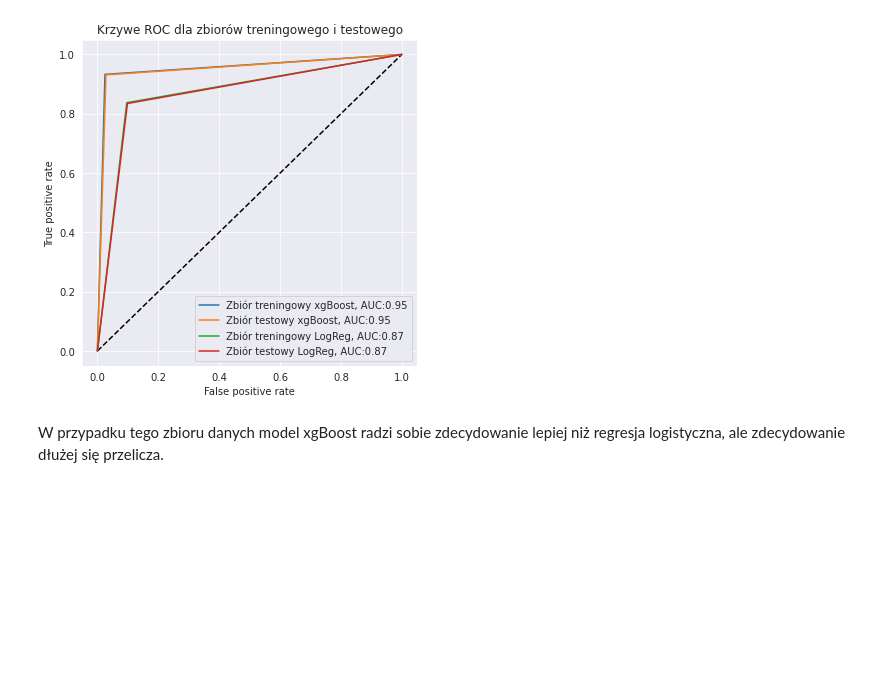
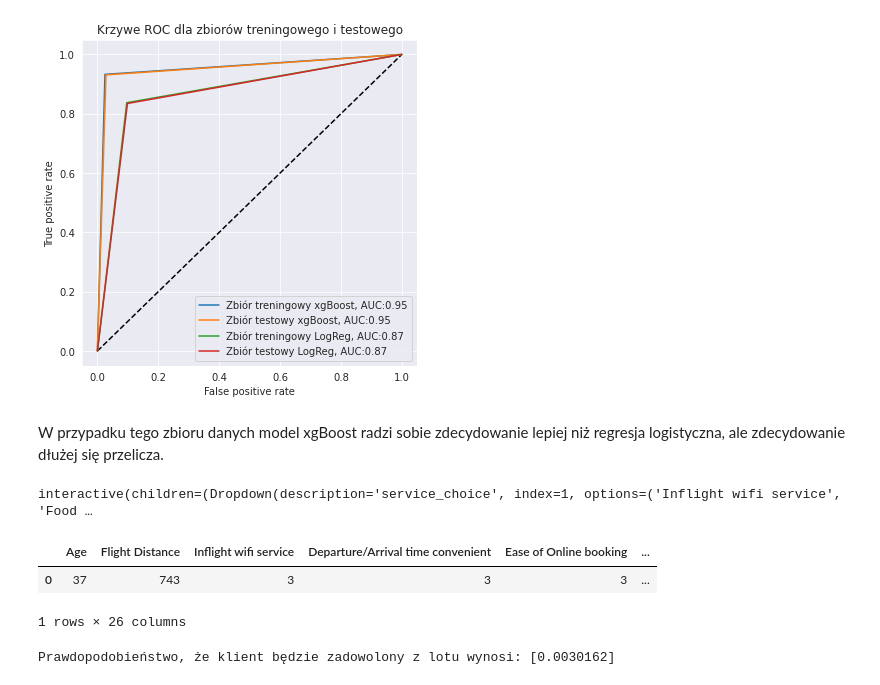
Before and after one commit to infoshareacademy/jdszr2-FrankensteinStranger, a Jupyter notebook: Projekt 3 - Machine Learning/passengers_satisfaction_xgboost_logreg.ipynb, the cells around one changed output. Saved outputs shown, nothing was run; the diff lists cells and outputs as text; code cells hidden in the pictures; blank space fills up the shorter version.

Commit message:
tworzenie nowego klienta na podstawie wybranych parametrów

```diff
--- a/Projekt 3 - Machine Learning/passengers_satisfaction_xgboost_logreg.ipynb
+++ b/Projekt 3 - Machine Learning/passengers_satisfaction_xgboost_logreg.ipynb
@@ -400,3 +402,48 @@ plt.show()
 [figure]
 # %% [markdown]
 W przypadku tego zbioru danych model xgBoost radzi sobie zdecydowanie lepiej niż regresja logistyczna, ale zdecydowanie dłużej się przelicza.
+# %%
+# widget z listą serwisów, na które mamy wpływ oraz klasą lotu
+
+services = ['Inflight wifi service','Food and drink', 'Online boarding', 'Inflight entertainment', 'Inflight service']
+flight_class = ['Class_Business', 'Class_Eco','Class_Eco Plus']
+choice_widget_service = widgets.Dropdown(options=services)
+choice_widget_class = widgets.Dropdown(options=flight_class)
+values = {"Serwis": choice_widget_service.value, "Klasa lotu": choice_widget_class.value}
+def widgets_handler(service_choice, class_choice):
+    values["Serwis"] = service_choice
+    values["Klasa lotu"] = class_choice
+# %%
+# tworzenie rekordu pasażera, gdzie wybrany serwis jest niedostępny -> ocena 1
+# reszta serwisów uzupełniona na podstawie średniej dla danej klasy lotu
+
+def create_record():
+    #print(values["Klasa lotu"])
+    temp_df = data_clear[data_clear[values["Klasa lotu"] ]==1]
+    col_list = list(data_clear.columns)
+    record_dict = {}
+
+    for col in col_list:
+        record_dict[col] = round(float(temp_df[col].mean()))
+
+    record_dict[values["Serwis"]] = 1
+    del record_dict['satisfaction']
+    new_record = pd.DataFrame(record_dict, index=[0])
+    display(new_record)
+    return new_record
+# %%
+# funkcja licząca prawdopodobieństwo, że klient będzie usatysfakcjonowany lotem
+
+def predict_satisfaction(new_record):
+    y_new_record = classifier.predict_proba(new_record)
+    print(f"Prawdopodobieństwo, że klient będzie zadowolony z lotu wynosi: {y_new_record[:,1]}")
+# %%
+widgets.interact(widgets_handler, service_choice=choice_widget_service, class_choice = choice_widget_class)
+new_record = create_record()
+predict_satisfaction(new_record)
+# %% [output]
+interactive(children=(Dropdown(description='service_choice', index=1, options=('Inflight wifi service', 'Food …
+|  | Age | Flight Distance | Inflight wifi service | Departure/Arrival time convenient | Ease of Online booking | ... |
+| 0 | 37 | 743 | 3 | 3 | 3 | ... |
+1 rows × 26 columns
+Prawdopodobieństwo, że klient będzie zadowolony z lotu wynosi: [0.0030162]
```
Also changed, not shown: parts of 2 cells of this notebook.
